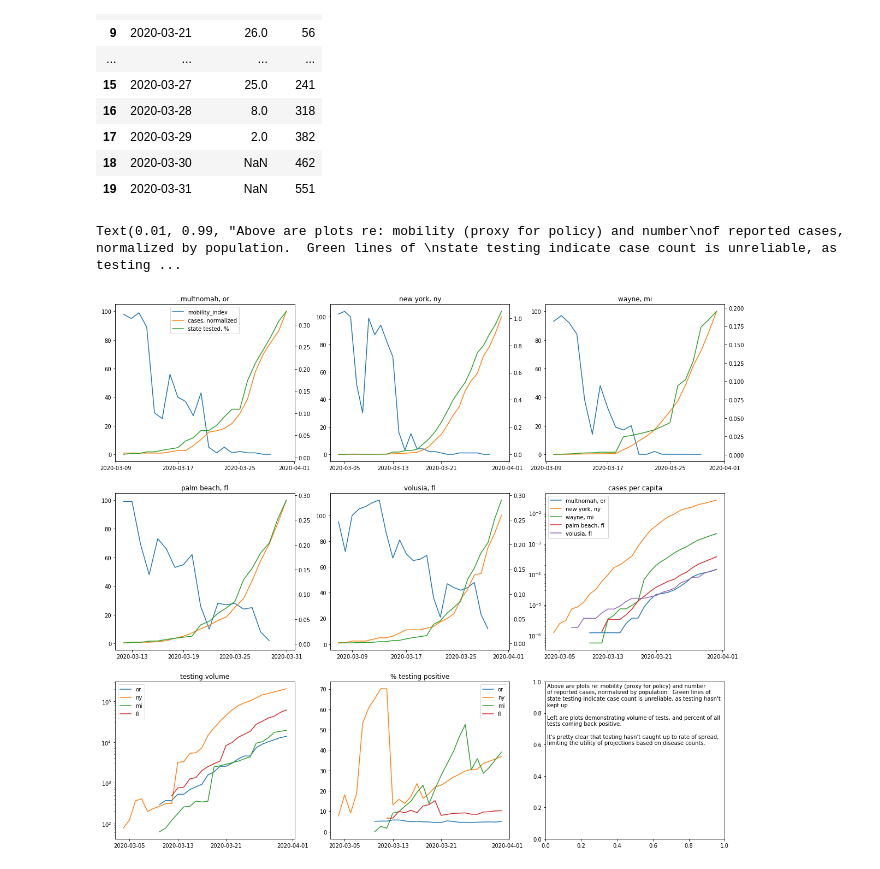
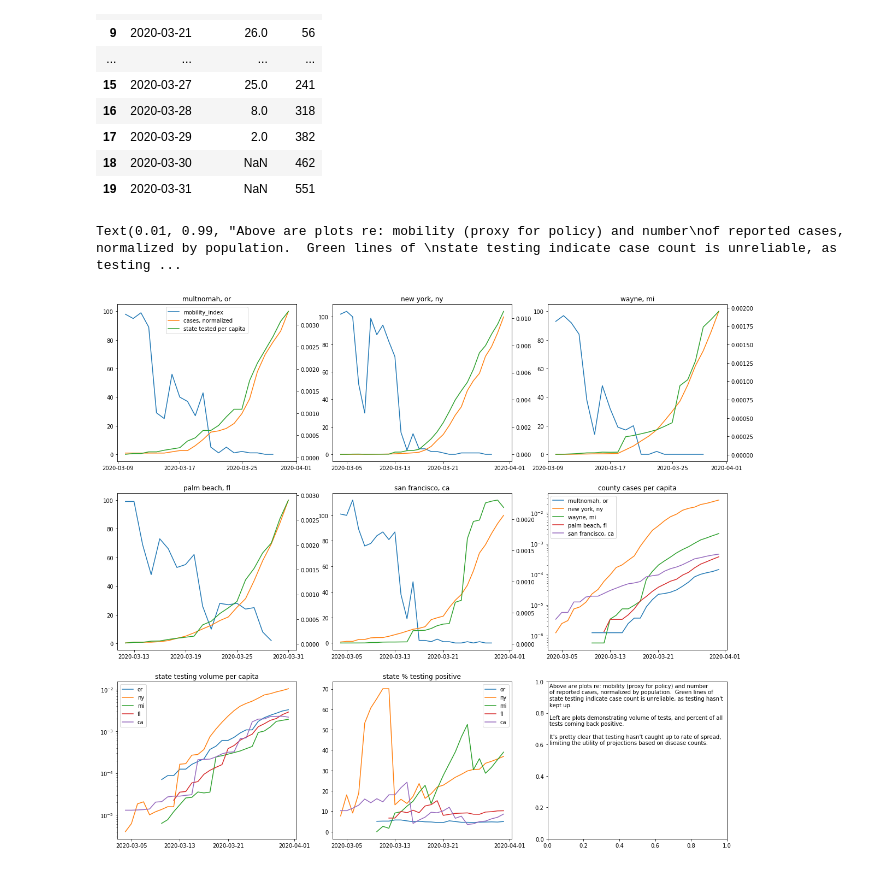
Before and after one commit to GaloisInc/covid-19, a Jupyter notebook: sandbox/COVID-19_WW/Progression vs Mobility.ipynb, the cells around one changed output. Drawn from its saved outputs; the diff is of its cells as text; code cells hidden in the pictures.

Commit message:
Fixed a few displays to per capita; clearer labels

```diff
--- a/sandbox/COVID-19_WW/Progression vs Mobility.ipynb
+++ b/sandbox/COVID-19_WW/Progression vs Mobility.ipynb
@@ -133,8 +133,11 @@ df.loc[data_util.resolve_county('palm beach', 'fl')][['m50_index', 'cases']].res
 | 18 | 2020-03-30 | NaN | 462 |
 | 19 | 2020-03-31 | NaN | 551 |
 # %%
-# Volusia, FL contains Daytona beach
-sites = [['multnomah', 'or'], ['new york', 'ny'], ['wayne', 'mi'], ['palm beach', 'fl'], ['volusia', 'fl']]
+sites = [['multnomah', 'or'], ['new york', 'ny'], ['wayne', 'mi'], ['palm beach', 'fl'],
+         # Volusia, FL contains Daytona beach
+         #['volusia', 'fl'],
+         ['san francisco', 'ca'],
+]
 cols = 3
 rows = int(np.ceil((4 + len(sites)) / cols))
 f, axs2d = plt.subplots(rows, cols, figsize=(20, 6 * rows), squeeze=False)
@@ -158,16 +161,16 @@ for s, ax in zip(sites, axs):
     state_pop = df_state_pop.loc[data_util.resolve_county('all', s[1])]['POP_ESTIMATE_latest']
     tested_pop = d['testing_total']
     # Dummy for legend
-    fake = ax.plot(d['date'].values[:1], d['cases'].values[:1], label='state tested, %')
+    fake = ax.plot(d['date'].values[:1], d['cases'].values[:1], label='state tested per capita')
     ax2 = ax.twinx()
-    ax2.plot(d['date'].values, (100 * tested_pop / state_pop).values, label='state tested, % pop',
+    ax2.plot(d['date'].values, (tested_pop / state_pop).values,
             color=fake[0].get_color())
     reduce_ticks(ax, 'x', nticks)
 axs[0].legend()
 
 # Combined
 ax = axs[len(sites)]
-ax.set_title('cases per capita')
+ax.set_title('county cases per capita')
 ax.set_yscale('log')
 for s in sites:
     d = df.loc[data_util.resolve_county(*s)].reset_index()
@@ -178,42 +181,43 @@ ax.legend()
 
 # Testing volume (state-level)
 ax = axs[len(sites)+1]
-ax.set_title('testing volume')
+ax.set_title('state testing volume per capita')
 ax.set_yscale('log')
 sites_no_dup_states = [s for i, s in enumerate(sites) if s[1] not in [v[1] for v in sites[:i]]]
 for s in sites_no_dup_states:
     d = df.loc[data_util.resolve_county(*s)].reset_index()
-    ax.plot(d['date'].values, d['testing_total'].values, label=s[1])
+    state_pop = df_state_pop.loc[data_util.resolve_county('all', s[1])]['POP_ESTIMATE_latest']
+    ax.plot(d['date'].values, (d['testing_total'] / state_pop).values, label=s[1])
 reduce_ticks(ax, 'x', nticks)
 ax.legend()
 
 # Testing rates
 ax = axs[len(sites)+2]
-ax.set_title('% testing positive')
+ax.set_title('state % testing positive')
 for s in sites_no_dup_states:
     d = df.loc[data_util.resolve_county(*s)].reset_index()
     testing_total = d['testing_total']
     testing_pct = 100 * d['testing_positive'] / d['testing_total']
     ax.plot(d['date'].values, testing_pct.values, label=s[1])
 reduce_ticks(ax, 'x', nticks)
 ax.legend()
 
 # Notes
 ax = axs[len(sites)+3]
 ax.text(0.01, 0.99,
         "Above are plots re: mobility (proxy for policy) and number\n\
 of reported cases, normalized by population.  Green lines of \n\
 state testing indicate case count is unreliable, as testing hasn't\n\
 kept up.\n\
 \n\
 Left are plots demonstrating volume of tests, and percent of all \n\
 tests coming back positive.\n\
 \n\
 It's pretty clear that testing hasn't caught up to rate of spread, \n\
 limiting the utility of projections based on disease counts. \n\
 ",
         transform=ax.transAxes,
         horizontalalignment='left', verticalalignment='top')
 # %% [output]
 Text(0.01, 0.99, "Above are plots re: mobility (proxy for policy) and number\nof reported cases, normalized by population.  Green lines of \nstate testing indicate case count is unreliable, as testing ...
-[figure, old version]
+[figure, new version]
```
